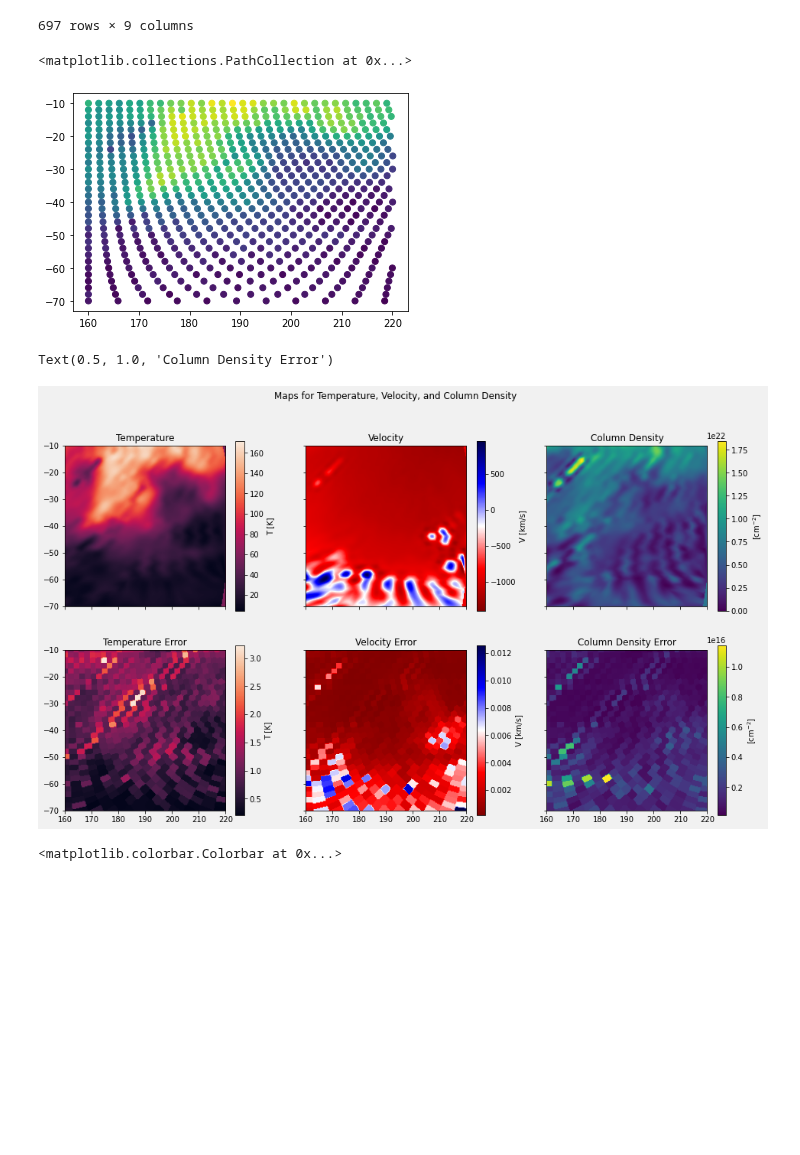
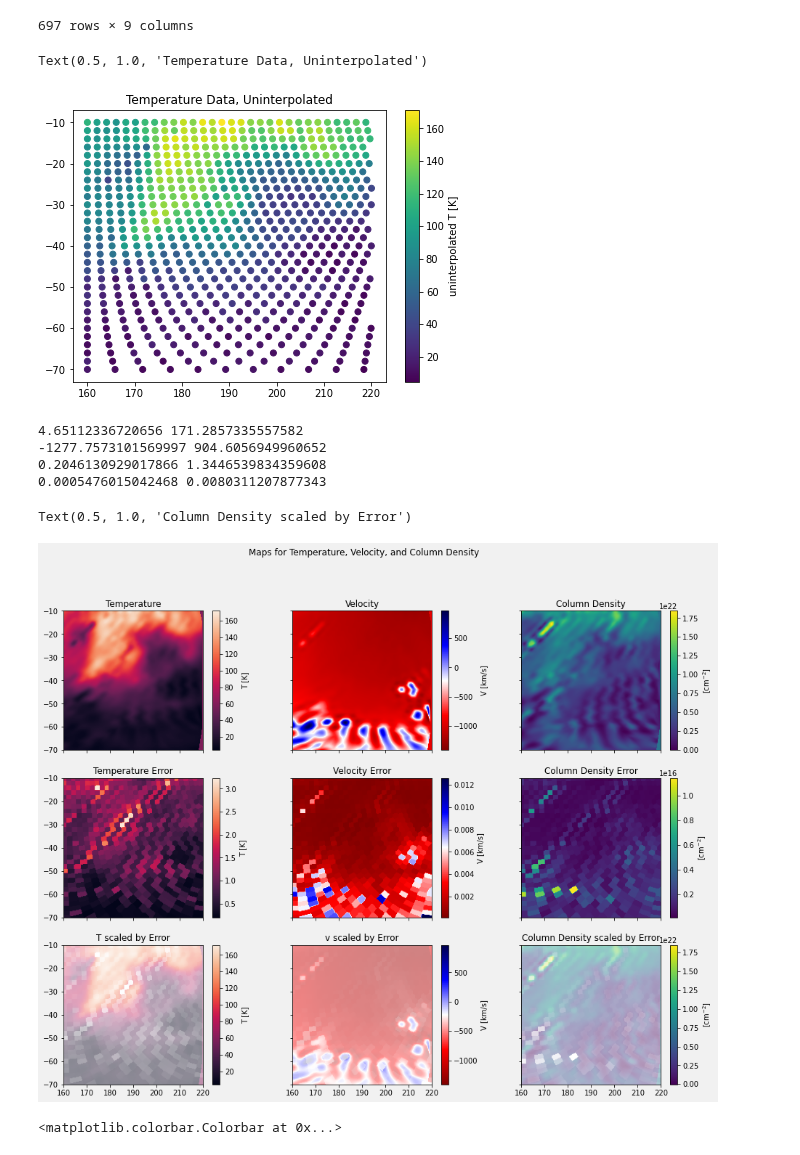
Before and after one commit to nolanylee/astro121lab, a Jupyter notebook: Column Density, Mass Calculation.ipynb, the cells around one changed output. Drawn from its saved outputs; the diff is of its cells as text; code cells hidden in the pictures; blank space fills up the shorter version.

```diff
--- a/Column Density, Mass Calculation.ipynb
+++ b/Column Density, Mass Calculation.ipynb
@@ -24,9 +24,22 @@ df
 | 696 | 696 | 113.869611 | -1260.561563 | 77.251744 | 1.203646 | 0.000473 | 0.000473 | 218.894743 | -10.0 |
 697 rows × 9 columns
 # %%
-plt.scatter(df.l, df.b, c=df['T'])
+fig, ax = plt.subplots(figsize=(7, 5))
+clrs = ax.scatter(df.l, df.b, c=df['T'])
+fig.colorbar(clrs, label='uninterpolated T [K]')
+ax.set_title('Temperature Data, Uninterpolated')
 # %% [output]
-<matplotlib.collections.PathCollection at 0x...>
+Text(0.5, 1.0, 'Temperature Data, Uninterpolated')
-[figure, old version]
+[figure, new version]
+# %%
+print(df['T'].min(), df['T'].max())
+print(df['v'].min(), df['v'].max())
+print(float(df.loc[df['T']== df['T'].min()].T_err), float(df.loc[df['T']==df['T'].max()].T_err))
+print(float(df.loc[df['v']== df['v'].min()].v_err), float(df.loc[df['v']==df['v'].max()].v_err))
+# %% [output]
+4.65112336720656 171.2857335557582
+-1277.7573101569997 904.6056949960652
+0.2046130929017866 1.3446539834359608
+0.0005476015042468 0.0080311207877343
 # %%
 grid_l, grid_b = np.mgrid[df.l.min():df.l.max():200j, df.b.min():df.b.max():200j]
@@ -54,5 +73,5 @@ grid_N_err = grid_σ_err*grid_T_err*1e18
 # %%
-fig, ax = plt.subplots(figsize=[16, 9], facecolor='#f1f1f1', ncols=3, nrows=2, squeeze=True, sharex=True, sharey=True)
+fig, ax = plt.subplots(figsize=[16, 12], facecolor='#f1f1f1', ncols=3, nrows=3, squeeze=True, sharex=True, sharey=True)
 im1 = ax[0, 0].imshow(grid_T.T, cmap='rocket', origin='lower', extent=[160, 220, -70, -10])
 fig.colorbar(im1, label='T [K]', ax=ax[0, 0])
 ax[0, 0].set_title('Temperature')
@@ -72,9 +91,18 @@ ax[1, 1].set_title('Velocity Error')
 im6 = ax[1, 2].imshow(grid_N_err.T, cmap='viridis', origin='lower', extent=[160, 220, -70, -10])
 fig.colorbar(im6, label=r'[cm$^{-2}$]', ax=ax[1, 2])
 ax[1, 2].set_title('Column Density Error')
+im4 = ax[2, 0].imshow(grid_T.T, cmap='rocket', origin='lower', extent=[160, 220, -70, -10], alpha=1-scaled_T_err.T)
+fig.colorbar(im4, label='T [K]', ax=ax[2, 0])
+ax[2, 0].set_title('T scaled by Error')
+im5 = ax[2, 1].imshow(grid_v.T, cmap='seismic_r', origin='lower', extent=[160, 220, -70, -10], alpha=1-scaled_v_err.T)
+fig.colorbar(im5, label='V [km/s]', ax=ax[2, 1])
+ax[2, 1].set_title('v scaled by Error')
+im6 = ax[2, 2].imshow(grid_N.T, cmap='viridis', origin='lower', extent=[160, 220, -70, -10], alpha=1-scaled_N_err.T)
+fig.colorbar(im6, label=r'[cm$^{-2}$]', ax=ax[2, 2])
+ax[2, 2].set_title('Column Density scaled by Error')
 # %% [output]
-Text(0.5, 1.0, 'Column Density Error')
+Text(0.5, 1.0, 'Column Density scaled by Error')
-[figure, old version]
+[figure, new version]
 # %%
 fig, ax = plt.subplots(figsize=[11, 9], facecolor='#f1f1f1', squeeze=True, sharex=True, sharey=True)
 ax.set_title('Velocity scaled by Temperature')
```
Also changed, not shown: parts of 7 cells of this notebook.
